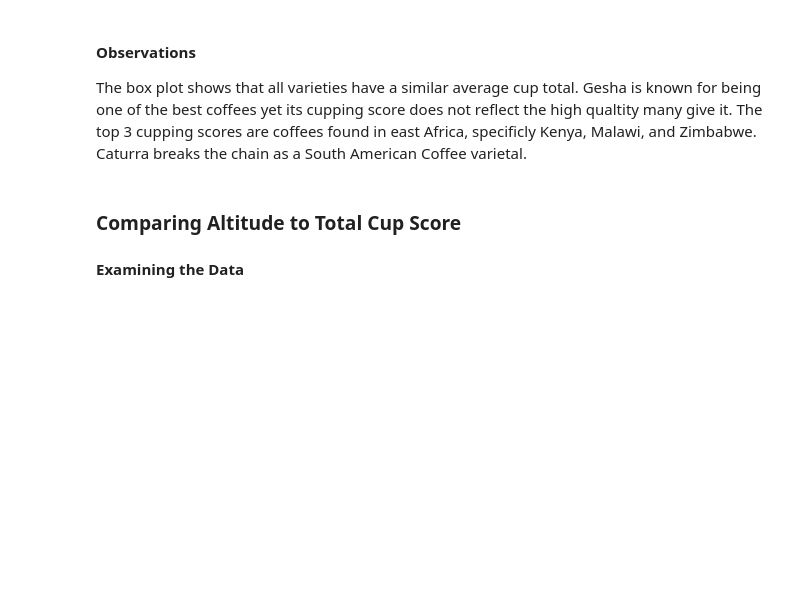
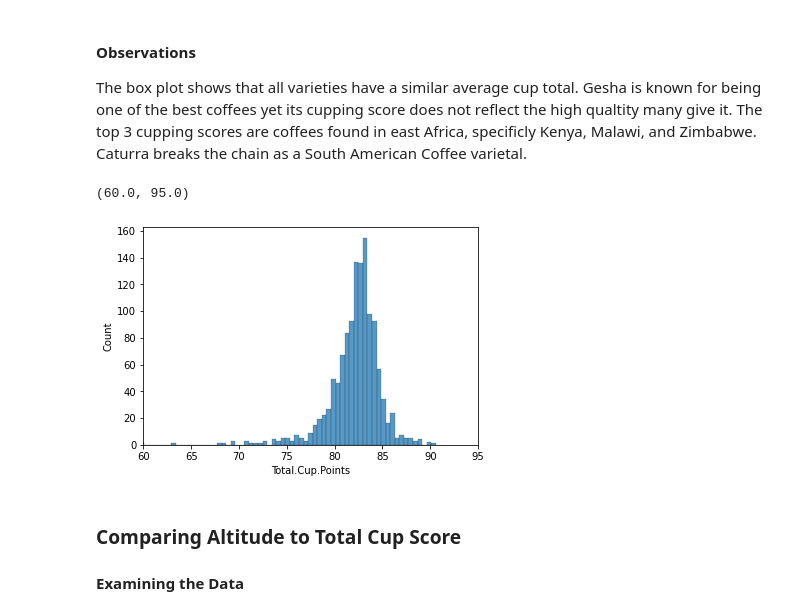
Before and after one commit to gobr2005/codecademy, a Jupyter notebook: Final Project/arabica_coffee.ipynb, the cells around one changed output. Cells and saved outputs as stored; diff of their text form; code cells hidden in the pictures; blank space fills up the shorter version.

```diff
--- a/Final Project/arabica_coffee.ipynb
+++ b/Final Project/arabica_coffee.ipynb
@@ -115,6 +133,12 @@ plt.savefig('grade_by_variety.png')
 #### Observations
 
 The box plot shows that all varieties have a similar average cup total. Gesha is known for being one of the best coffees yet its cupping score does not reflect the high qualtity many give it. The top 3 cupping scores are coffees found in east Africa, specificly Kenya, Malawi, and Zimbabwe. Caturra breaks the chain as a South American Coffee varietal.
+# %%
+sns.histplot(grade_df['Total.Cup.Points'])
+plt.xlim(60, 95)
+# %% [output]
+(60.0, 95.0)
+[figure, added]
 # %% [markdown]
 ### Comparing Altitude to Total Cup Score
 
```
Also changed, not shown: parts of 14 cells of this notebook, 2 other files.
